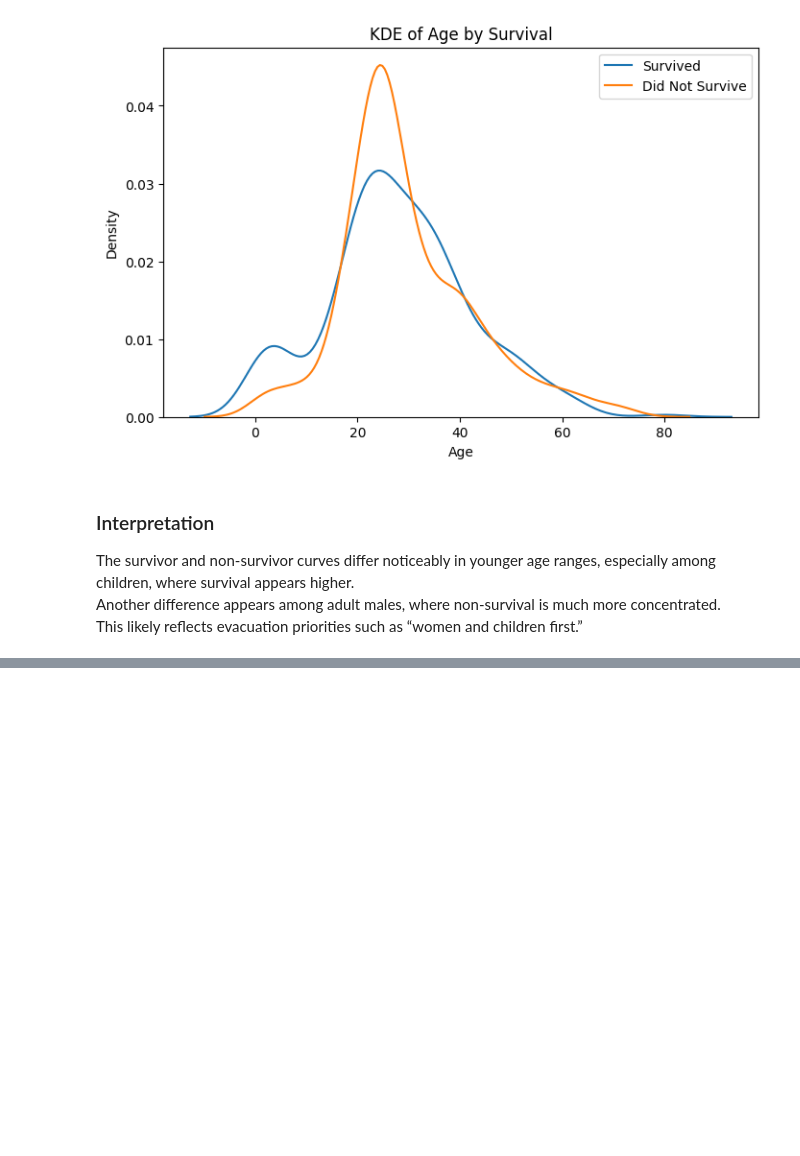
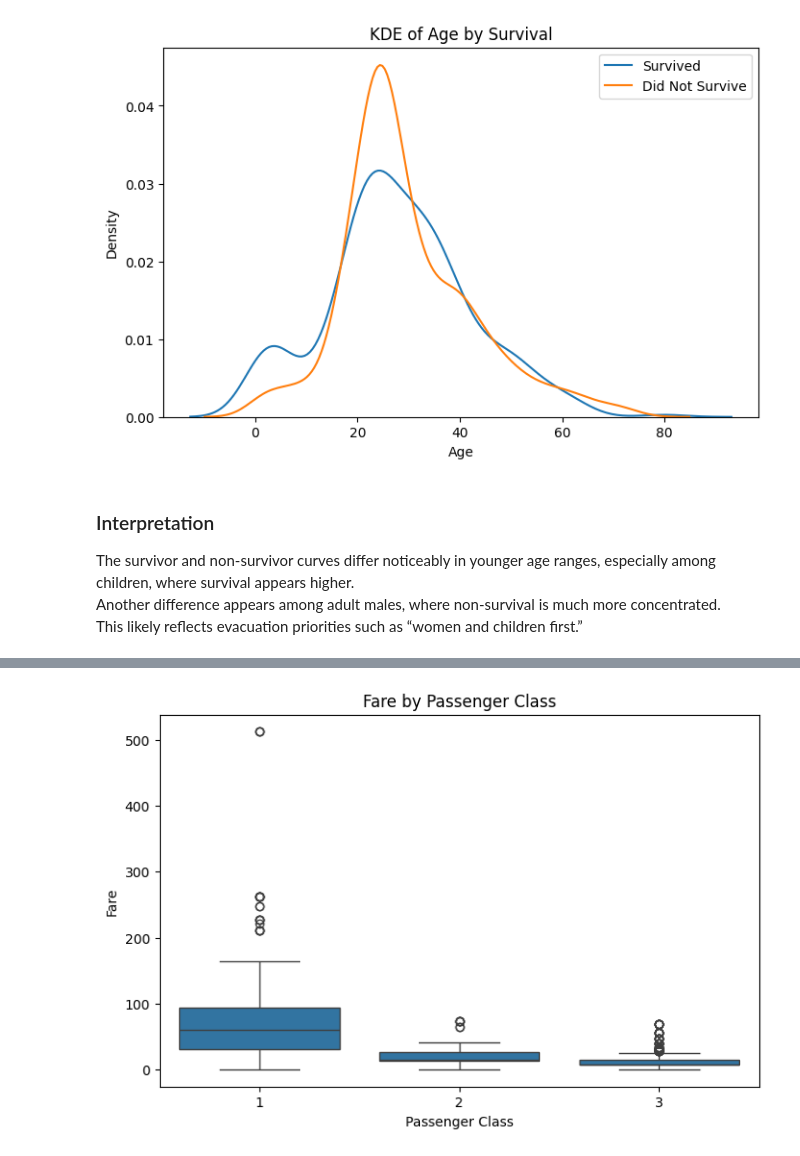
Before and after one commit to SHKabdulhadi/Titanic-Data-Analysis, a Jupyter notebook: titanic-data-analysis.ipynb, the cells around one changed output, grey strips where cells are left out. Drawn from its saved outputs; the diff is of its cells as text; code cells hidden in the pictures; blank space fills up the shorter version.

```diff
--- a/titanic-data-analysis.ipynb
+++ b/titanic-data-analysis.ipynb
@@ -302,0 +342,10 @@ This likely reflects evacuation priorities such as “women and children first.
+# %%
+# (c) Box plot of fare by pclass
+plt.figure(figsize=(8, 5))
+sns.boxplot(data=df_clean, x='pclass', y='fare')
+plt.title('Fare by Passenger Class')
+plt.xlabel('Passenger Class')
+plt.ylabel('Fare')
+plt.show()
+# %% [output]
+[figure, added]
```
Also changed, not shown: parts of 6 cells of this notebook.
